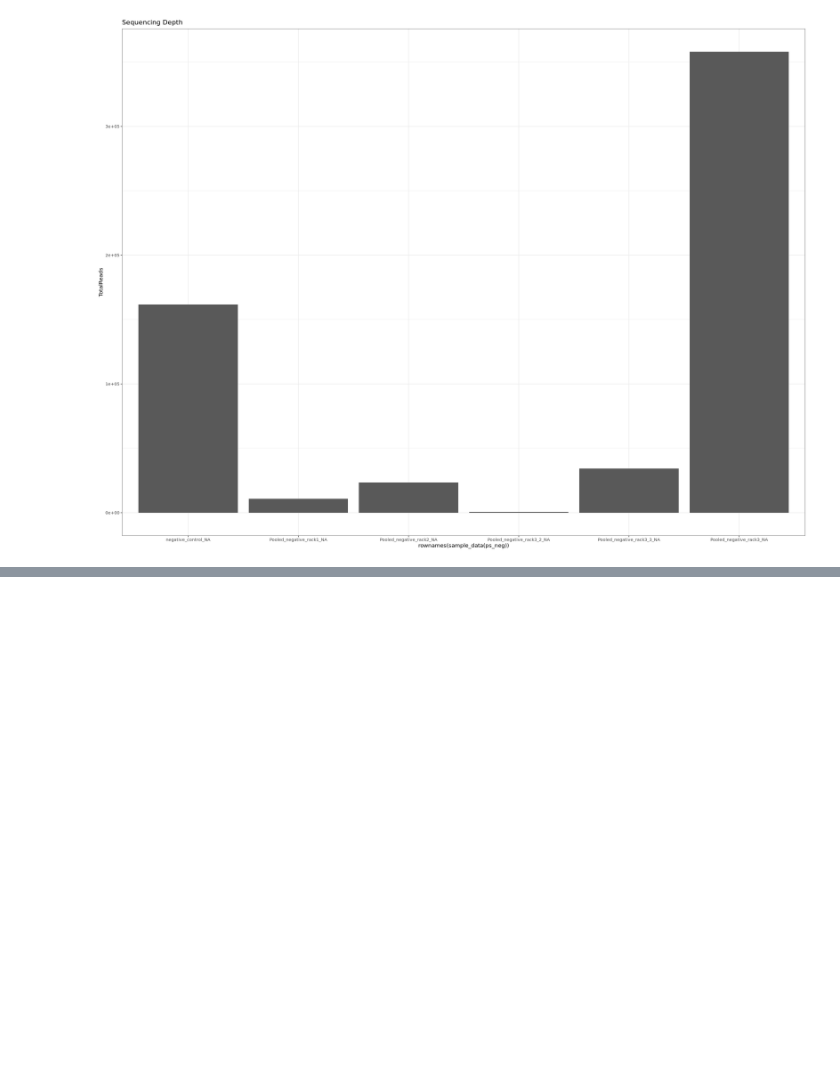
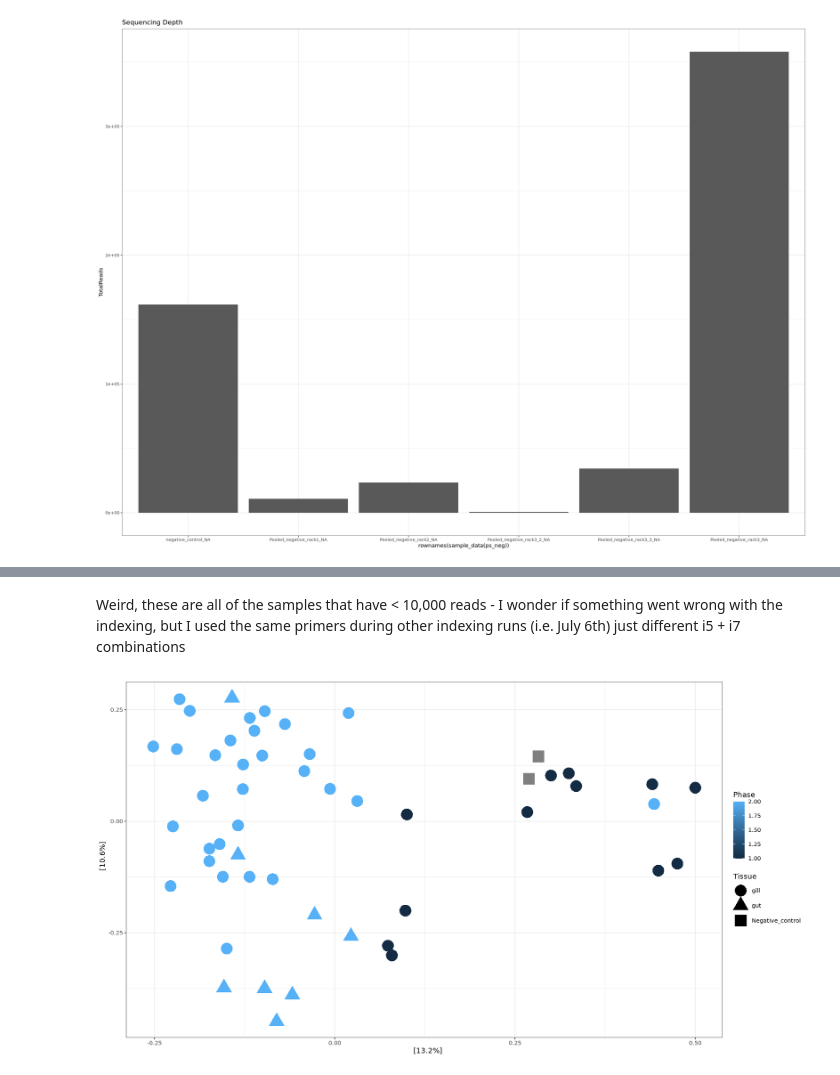
Before and after one commit to jfiorilla/ORCC_16S, a Jupyter notebook: phyloseq-working.ipynb, the cells around one changed output, grey strips where cells are left out. Cells and saved outputs as stored; diff of their text form; code cells hidden in the pictures; blank space fills up the shorter version.

```diff
--- a/phyloseq-working.ipynb
+++ b/phyloseq-working.ipynb
@@ -248,0 +313,12 @@ plot_ordination(ps_neg, neg.ord, color = "SampleID") +
+# %% [markdown]
+Weird, these are all of the samples that have < 10,000 reads - I wonder if something went wrong with the indexing, but I used the same primers during other indexing runs (i.e. July 6th) just different i5 + i7 combinations
+# %%
+# Investigate samples indexed on July 6th
+ps_july6 <- subset_samples(ps_tissue, Index_date == "2026-07-06")
+july6.ord <- ordinate(ps_july6, "PCoA", "bray")
+# %%
+plot_ordination(ps_july6, july6.ord, color = "Phase", shape = "Tissue") +
+    geom_point(size=8) +
+    theme_bw()
+# %% [output]
+[figure, added]
```
Also changed, not shown: parts of 36 cells of this notebook.
